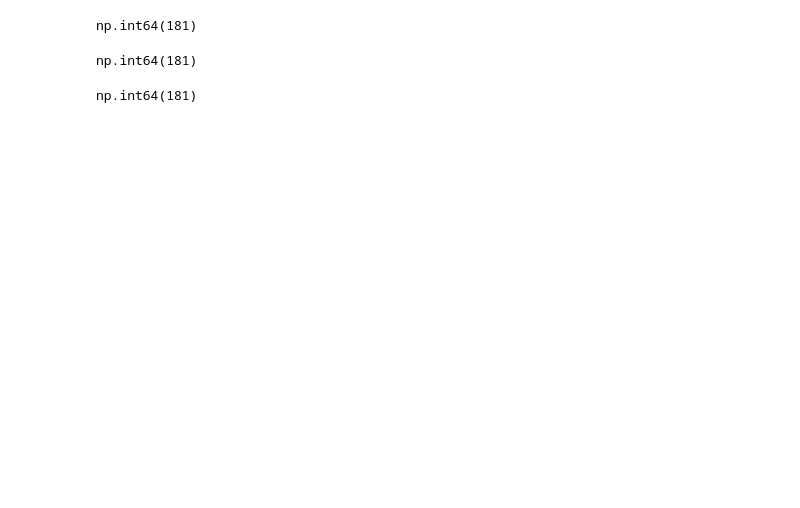
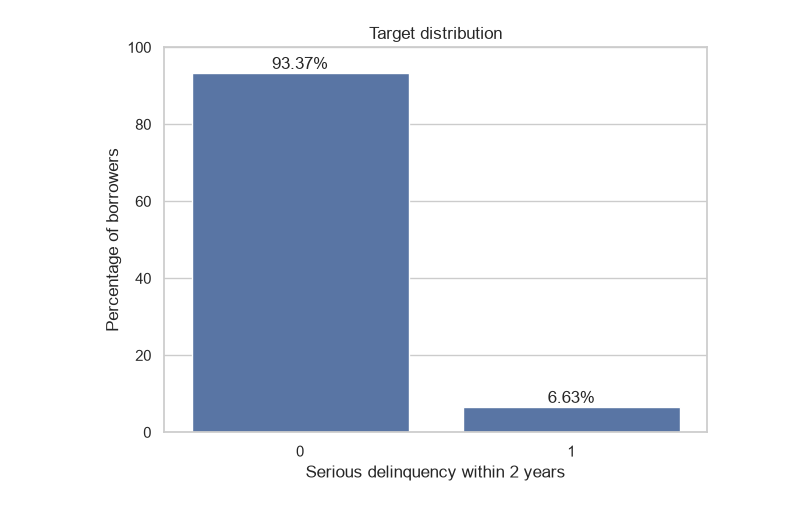
Before and after one commit to Randysman/credit_score, a Jupyter notebook: EDA.ipynb, the cells around one changed output. Cells and saved outputs as stored; diff of their text form; code cells hidden in the pictures; blank space fills up the shorter version.

```diff
--- a/EDA.ipynb
+++ b/EDA.ipynb
@@ -136,18 +168,31 @@ np.int64(181)
 # %%
-(df['NumberOfTime60-89DaysPastDueNotWorse'] == 98).sum()
+target_percent = (
+    df["SeriousDlqin2yrs"]
+    .value_counts(normalize=True)
+    .sort_index()
+    * 100
+)
+
+plt.figure(figsize=(7, 5))
+
+ax = sns.barplot(
+    x=target_percent.index,
+    y=target_percent.values
+)
+
+plt.title("Target distribution")
+plt.xlabel("Serious delinquency within 2 years")
+plt.ylabel("Percentage of borrowers")
+
+for i, value in enumerate(target_percent.values):
+    ax.text(
+        i,
+        value + 1,
+        f"{value:.2f}%",
+        ha="center"
+    )
+
+plt.ylim(0, 100)
+plt.show()
 # %% [output]
-np.int64(181)
+[figure, added]
-# %%
-(df['NumberOfTimes90DaysLate'] == 98).sum()
-# %% [output]
-np.int64(181)
-# %%
-mask_98 = (
-    (df['NumberOfTime30-59DaysPastDueNotWorse'] == 98) &
-    (df['NumberOfTime60-89DaysPastDueNotWorse'] == 98) &
-    (df['NumberOfTimes90DaysLate'] == 98)
-)
-
-mask_98.sum()
-# %% [output]
-np.int64(181)
```
Also changed, not shown: parts of 31 cells of this notebook.
